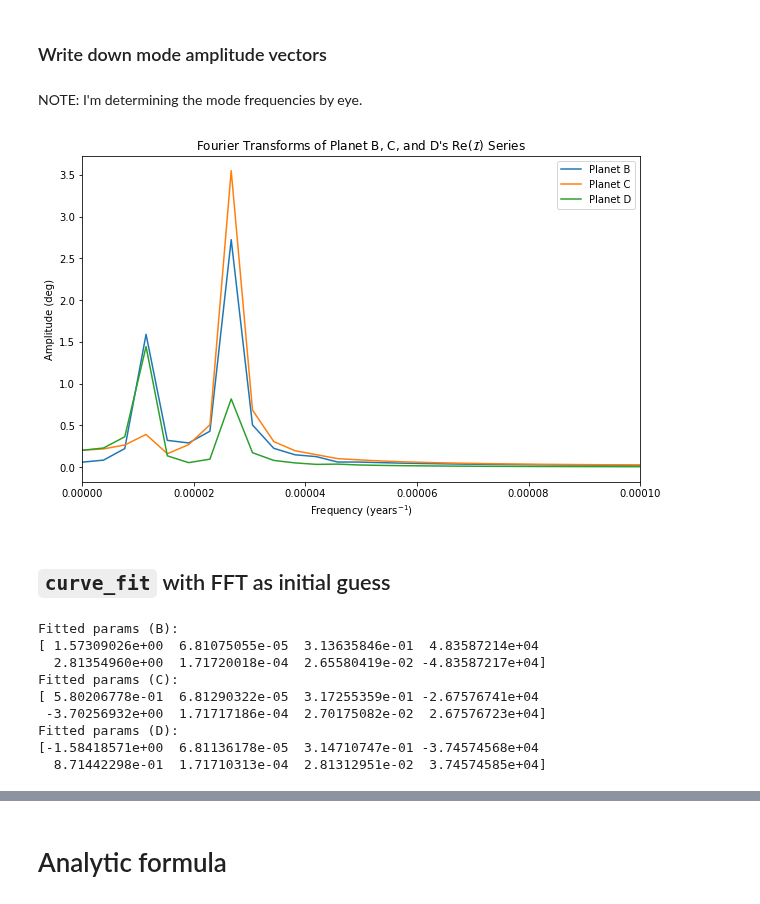
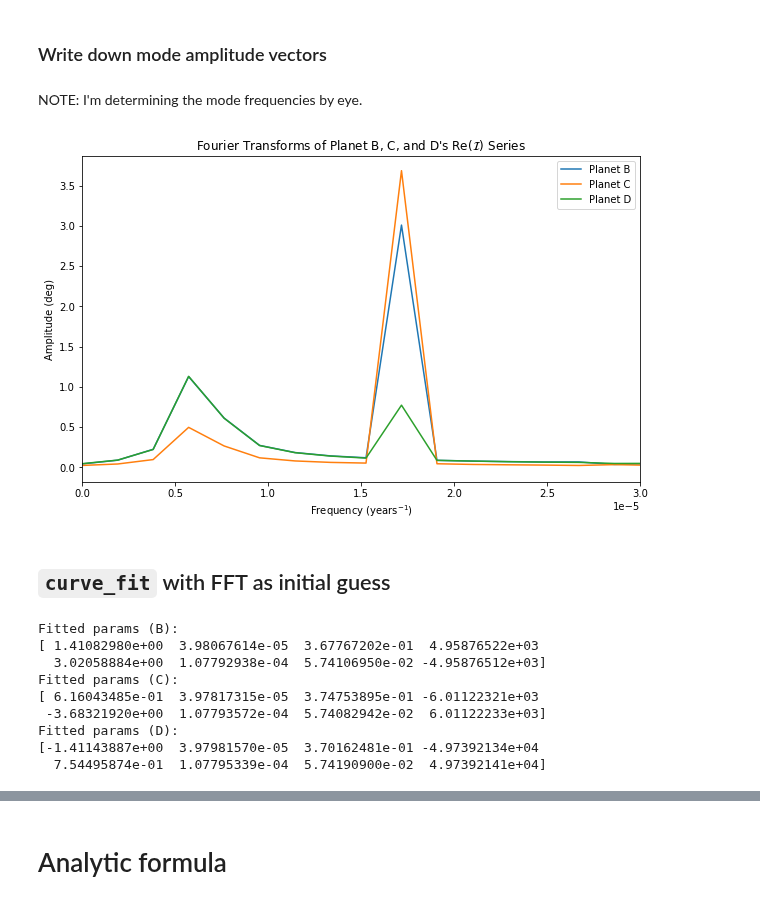
Before and after one commit to Jupiter1994/inc-dynamics, a Jupyter notebook: three_planet/three_planet.ipynb, the cells around one changed output, grey strips where cells are left out. Drawn from its saved outputs; the diff is of its cells as text; code cells hidden in the pictures.

Commit message:
3p alpha=1.5

```diff
--- a/three_planet/three_planet.ipynb
+++ b/three_planet/three_planet.ipynb
@@ -66,7 +66,7 @@ M_e = 3.00273e-6 # Earth mass in Msun
 star_mass = 1.0
 
 # set semimajor axis ratio of adjacent planets
-alpha = 1 / 1.4
+alpha = 1 / 1.5
 
 # Each planet has 4 provided params: mass (m) in Earth masses, semimajor axis (a),
 # inclination (inc), and Omega. The three omitted orbital params (e, f, omega)
@@ -125,3 +119,9 @@ N_div_100 = int(N / 100)
+# %%
+tstep = 1
+tmax = 2**19 # end time of integration (yr)
+num_steps = int(tmax / tstep)
+N = num_steps
+N_div_100 = int(N / 100)
 # %%
 ## run simulation
 
@@ -248,3 +254,12 @@ if load_data:
+# %%
+load_data = False
+
+if load_data:
+    file_path = f'cmplx_incs_alpha=%.3f_t=%.1E_yrs.pkl' % (alpha, tmax)
+
+    ## open old data files
+    with lzma.open(file_path, 'rb') as f:
+        times, b_complex_incs_deg, c_complex_incs_deg, d_complex_incs_deg = pickle.load(f)
 # %%
 ## Plot physical inclinations
 # b_incs_deg = np.abs(b_complex_incs_deg)
@@ -427,7 +442,7 @@ Planet D amplitudes (deg):  [1.444502 0.817715]
 # %% [markdown]
 ### Write down mode amplitude vectors
-# %% [markdown]
-NOTE: I'm determining the mode frequencies by eye.
+# %% [markdown]
+NOTE: I'm determining the mode frequencies by eye.
 # %%
 b_fft = 2 / num_steps * np.abs(fft.fft(b_complex_incs_deg.real))
 b_fft = b_fft[:N//2]
@@ -437,35 +452,35 @@ d_fft = 2 / num_steps * np.abs(fft.fft(d_complex_incs_deg.real))
 d_fft = d_fft[:N//2]
 
 g1_num = b_freqs[1]
 g2_num = b_freqs[0]
 freqs = fft.fftfreq(num_steps, tstep)[:N//2]
 # index of mode frequency in freqs array
 g1_ind = np.squeeze(np.where(freqs == g1_num))
 g2_ind = np.squeeze(np.where(freqs == g2_num))
 
 # mode_amp = np.array([b_fft[max_freq], c_fft[max_freq]])
 # mode_amp = mode_amp / np.linalg.norm(mode_amp)
 # print(f'Mode amp: {mode_amp}')
 
 # plot FTs
 fig = plt.figure(figsize=(10,6))
 fig.patch.set_facecolor('white')
 
 plt.plot(freqs, b_fft, label='Planet B')
 plt.plot(freqs, c_fft, label='Planet C')
 plt.plot(freqs, d_fft, label='Planet D')
 
 plt.xlabel('Frequency (years$^{-1}$)')
-plt.xlim(0, 1e-4)
+plt.xlim(0, 3e-5)
 plt.ylabel('Amplitude (deg)')
 plt.title("Fourier Transforms of Planet B, C, and D's Re($\mathcal{I}$) Series")
 plt.legend()
 
 # fig_path = "Figures/BCD_FTs.png"
 # plt.savefig(fig_path, bbox_inches='tight')
 plt.show()
 # %% [output]
-[figure, old version]
+[figure, new version]
 # %% [markdown]
 ## `curve_fit` with FFT as initial guess
 # %%
@@ -518,11 +533,11 @@ print('Fitted params (D):')
 print(params)
 # %% [output]
 Fitted params (B):
-[ 1.57309026e+00  6.81075055e-05  3.13635846e-01  4.83587214e+04
-  2.81354960e+00  1.71720018e-04  2.65580419e-02 -4.83587217e+04]
+[ 1.41082980e+00  3.98067614e-05  3.67767202e-01  4.95876522e+03
+  3.02058884e+00  1.07792938e-04  5.74106950e-02 -4.95876512e+03]
 Fitted params (C):
-[ 5.80206778e-01  6.81290322e-05  3.17255359e-01 -2.67576741e+04
- -3.70256932e+00  1.71717186e-04  2.70175082e-02  2.67576723e+04]
+[ 6.16043485e-01  3.97817315e-05  3.74753895e-01 -6.01122321e+03
+ -3.68321920e+00  1.07793572e-04  5.74082942e-02  6.01122233e+03]
 Fitted params (D):
-[-1.58418571e+00  6.81136178e-05  3.14710747e-01 -3.74574568e+04
-  8.71442298e-01  1.71710313e-04  2.81312951e-02  3.74574585e+04]
+[-1.41143887e+00  3.97981570e-05  3.70162481e-01 -4.97392134e+04
+  7.54495874e-01  1.07795339e-04  5.74190900e-02  4.97392141e+04]
```
Also changed, not shown: parts of 15 cells of this notebook.
